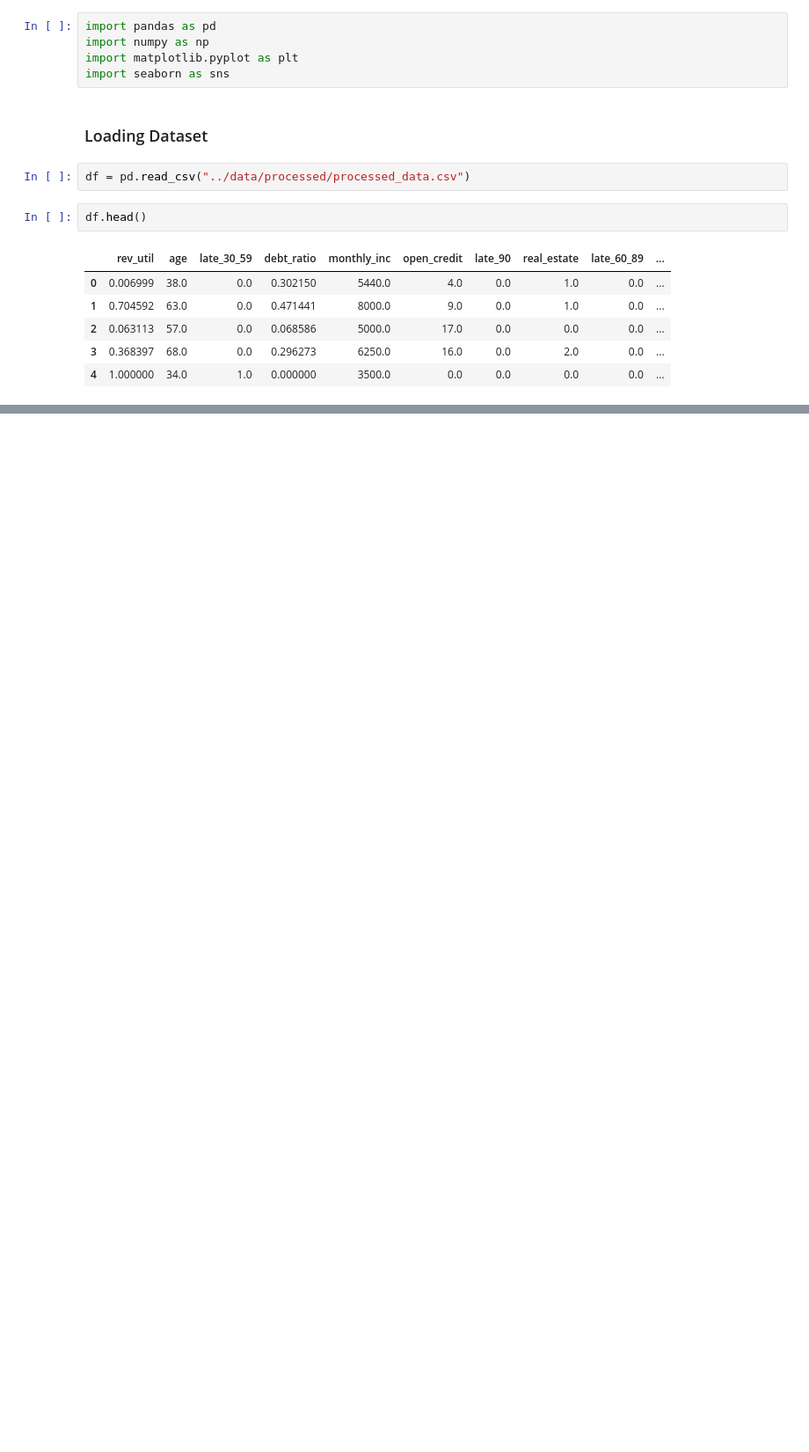
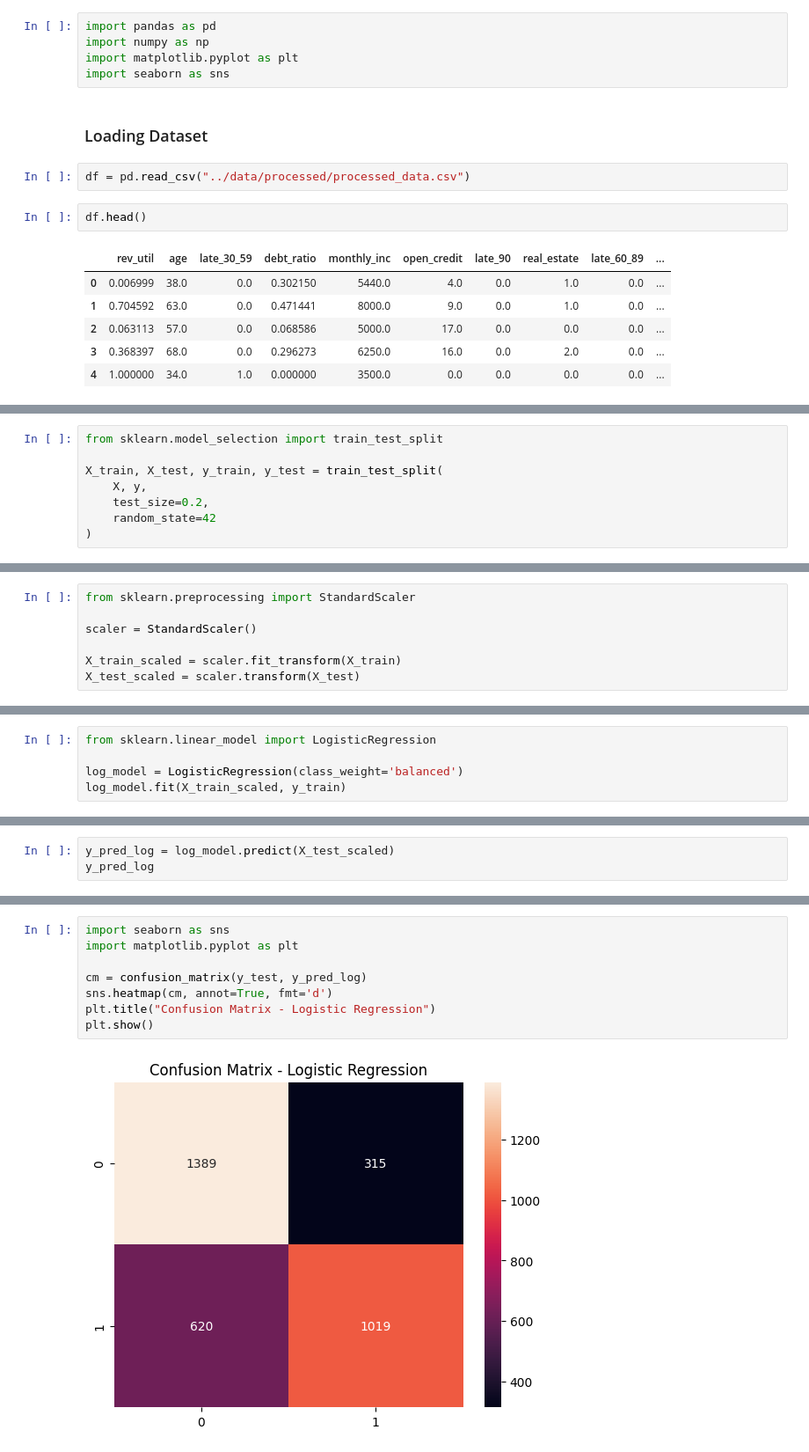
Before and after one commit to DevanshSainiji/credit_risk_scoring, a Jupyter notebook: notebooks/model_training.ipynb, the cells around one changed output, grey strips where cells are left out. Shown at 88% size. Cells and saved outputs as stored; diff of their text form; blank space fills up the shorter version.

```diff
--- a/notebooks/model_training.ipynb
+++ b/notebooks/model_training.ipynb
@@ -24,0 +30,8 @@ df.head()
+# %%
+from sklearn.model_selection import train_test_split
+
+X_train, X_test, y_train, y_test = train_test_split(
+    X, y,
+    test_size=0.2,
+    random_state=42
+)
@@ -24,0 +40,7 @@ df.head()
+# %%
+from sklearn.preprocessing import StandardScaler
+
+scaler = StandardScaler()
+
+X_train_scaled = scaler.fit_transform(X_train)
+X_test_scaled = scaler.transform(X_test)
@@ -24,0 +49,5 @@ df.head()
+# %%
+from sklearn.linear_model import LogisticRegression
+
+log_model = LogisticRegression(class_weight='balanced')
+log_model.fit(X_train_scaled, y_train)
@@ -24,0 +60,3 @@ df.head()
+# %%
+y_pred_log = log_model.predict(X_test_scaled)
+y_pred_log
@@ -24,0 +89,10 @@ df.head()
+# %%
+import seaborn as sns
+import matplotlib.pyplot as plt
+
+cm = confusion_matrix(y_test, y_pred_log)
+sns.heatmap(cm, annot=True, fmt='d')
+plt.title("Confusion Matrix - Logistic Regression")
+plt.show()
+# %% [output]
+[figure, added]
```
Also changed, not shown: parts of 27 cells of this notebook, 2 other files.
